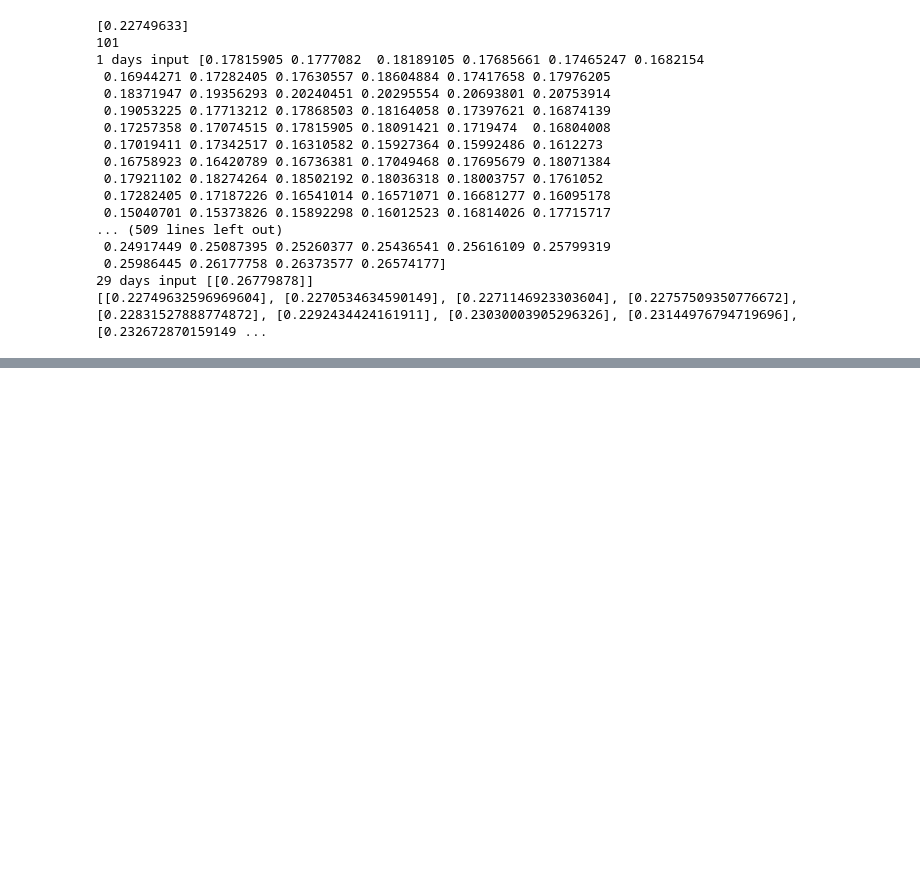
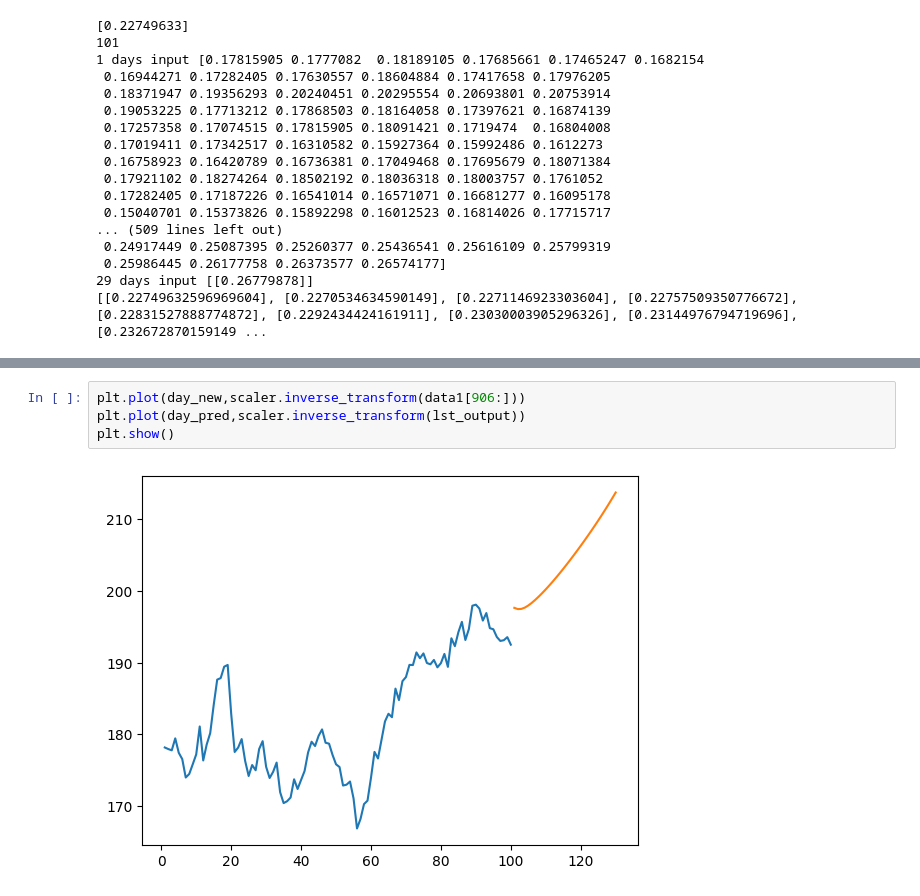
Before and after one commit to miteshgupta07/Stock-Market-Price-Prediction, a Jupyter notebook: Code.ipynb, the cells around one changed output, grey strips where cells are left out. Drawn from its saved outputs; the diff is of its cells as text; blank space fills up the shorter version.

```diff
--- a/Code.ipynb
+++ b/Code.ipynb
@@ -314,0 +330,6 @@ print(lst_output)
+# %%
+plt.plot(day_new,scaler.inverse_transform(data1[906:]))
+plt.plot(day_pred,scaler.inverse_transform(lst_output))
+plt.show()
+# %% [output]
+[figure, added]
```
Also changed, not shown: parts of 4 cells of this notebook.
